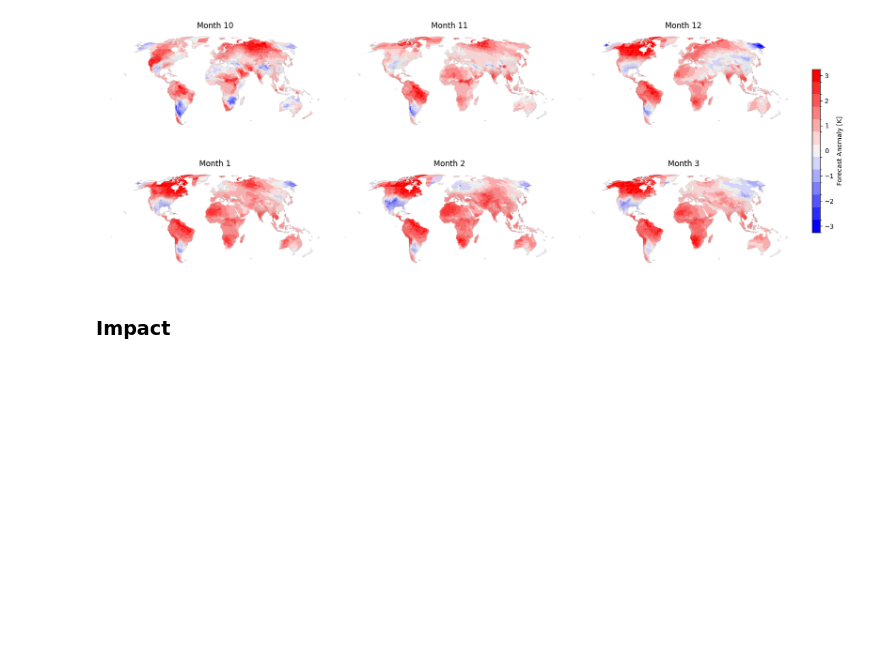
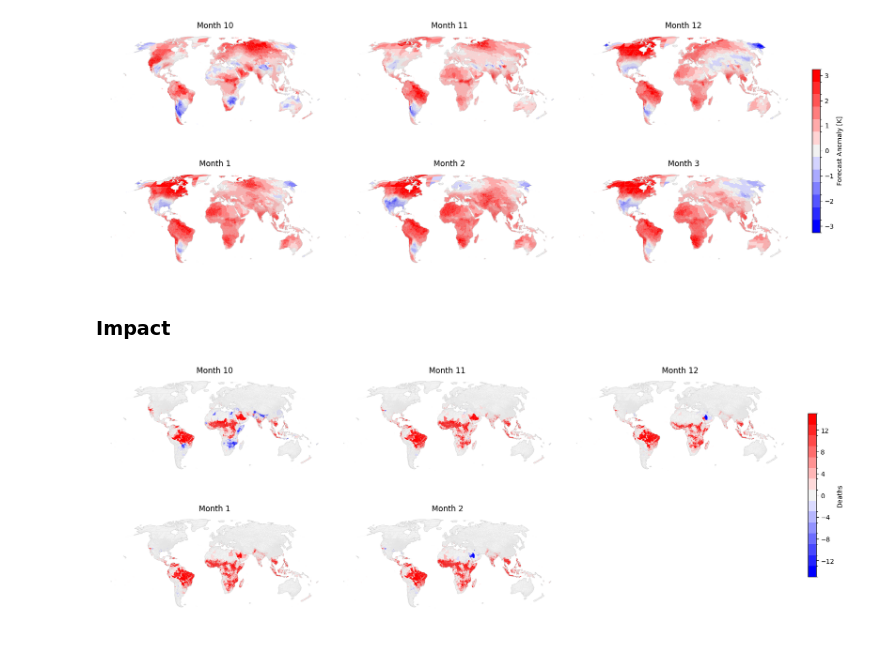
Before and after one commit to ClimateImpactLab/poreallas, a Jupyter notebook: operations/01_VALIDATION_projection_output.ipynb, the cells around one changed output. Drawn from its saved outputs; the diff is of its cells as text; code cells hidden in the pictures; blank space fills up the shorter version.

```diff
--- a/operations/01_VALIDATION_projection_output.ipynb
+++ b/operations/01_VALIDATION_projection_output.ipynb
@@ -161,17 +159,19 @@ impact = impact.sel(month=config.months)
 # %%
 # Plot Impact on a Monthly Basis
 _polygons_impact = analysis_utils.xarray_to_gpd(
     impact.mean(dim=["number", "sample"]), config.polygons
 )
 fig = plotting_utils.plot_monthly(
     _polygons_impact,
     col="age_weighted_impact",
     cm="bwr",
     n_colors=13,
     sup_title="",
     cbar_label=impact.units,
-    month_order=[9, 10, 11, 12, 1, 2],
+    month_order=config.months,
 )
+# %% [output]
+[figure, added]
 # %%
 # Aggregate Impact Regions to group_level
 group_level = "ISO"  # IR: Impact region, # ADM1: State level, # ISO: Country level
```
Also changed, not shown: parts of 1 cell of this notebook.
